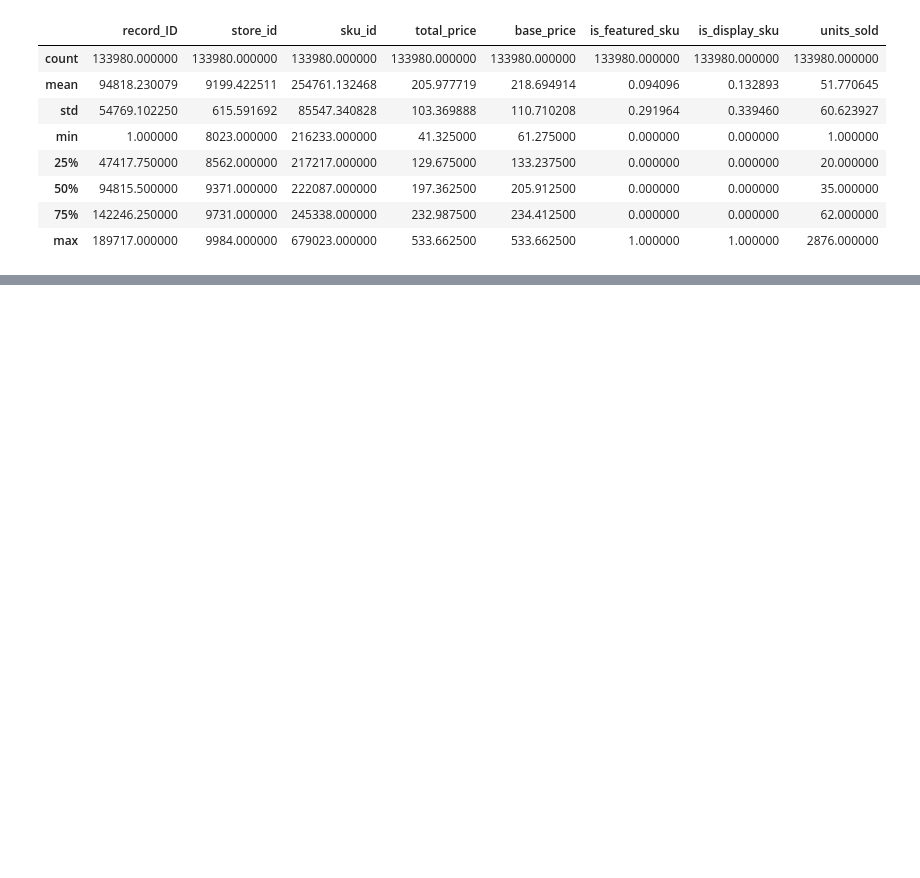
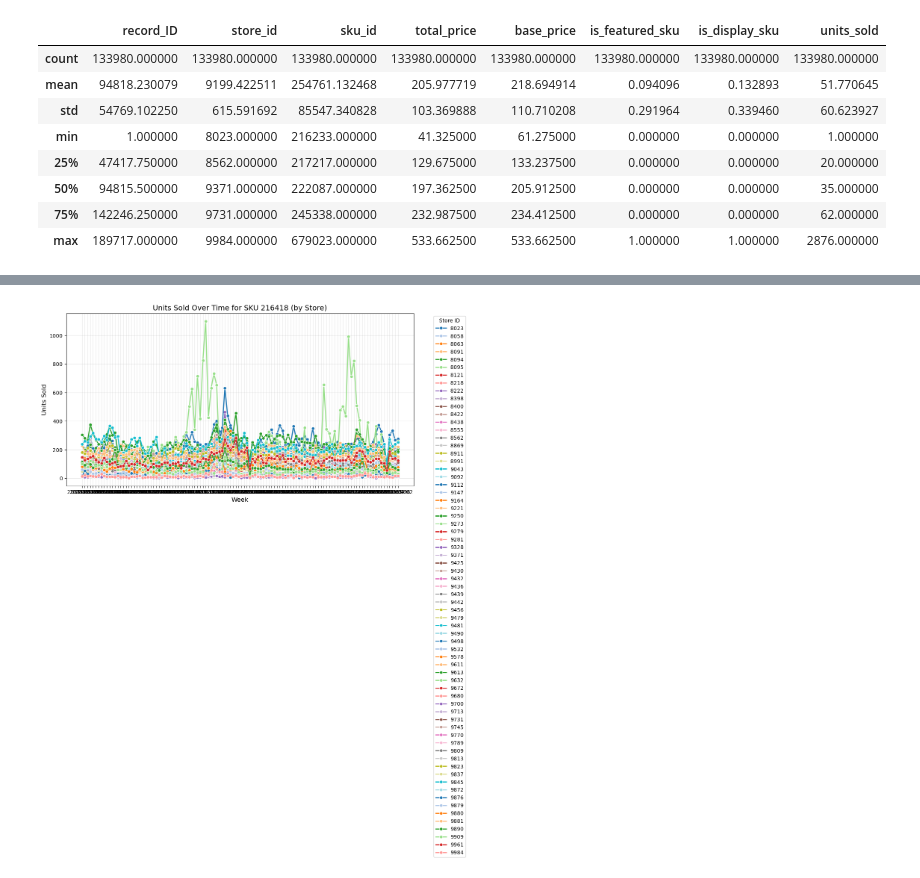
Before and after one commit to Mouadh-Bourezg/DEVCAMP2025, a Jupyter notebook: pyNotebook.ipynb, the cells around one changed output, grey strips where cells are left out. Saved outputs shown, nothing was run; the diff lists cells and outputs as text; code cells hidden in the pictures; blank space fills up the shorter version.

```diff
--- a/pyNotebook.ipynb
+++ b/pyNotebook.ipynb
@@ -2,8 +2,8 @@
 import numpy as np
 import pandas as pd
 # %%
-dt = pd.read_csv('dataset_devcamp.csv')
-dt.describe()
+df = pd.read_csv('dataset_devcamp.csv')
+df.describe()
 # %% [output]
 |  | record_ID | store_id | sku_id | total_price | base_price | is_featured_sku | is_display_sku | units_sold |
 | count | 133980.000000 | 133980.000000 | 133980.000000 | 133980.000000 | 133980.000000 | 133980.000000 | 133980.000000 | 133980.000000 |
@@ -16,0 +104,30 @@ dt.describe()
+# %%
+import matplotlib.pyplot as plt
+import seaborn as sns
+
+# 1. Filter data for your target SKU (e.g., SKU 216418)
+target_sku = 216418
+sku_data = df[df['sku_id'] == target_sku]
+
+# 2. Plot time-series for each store
+plt.figure(figsize=(12, 6))
+sns.lineplot(
+    data=sku_data,
+    x='week',
+    y='units_sold',
+    hue='store_id',
+    palette='tab20',  # Uses distinct colors
+    marker='o',       # Adds dots to data points
+    linewidth=2
+)
+
+# 3. Customize the plot
+plt.title(f"Units Sold Over Time for SKU {target_sku} (by Store)", fontsize=14)
+plt.xlabel("Week", fontsize=12)
+plt.ylabel("Units Sold", fontsize=12)
+plt.legend(title='Store ID', bbox_to_anchor=(1.05, 1), loc='upper left')  # Legend outside plot
+plt.grid(alpha=0.3)
+plt.tight_layout()
+plt.show()
+# %% [output]
+[figure, added]
```
Also changed, not shown: parts of 4 cells of this notebook, 1 other file.
